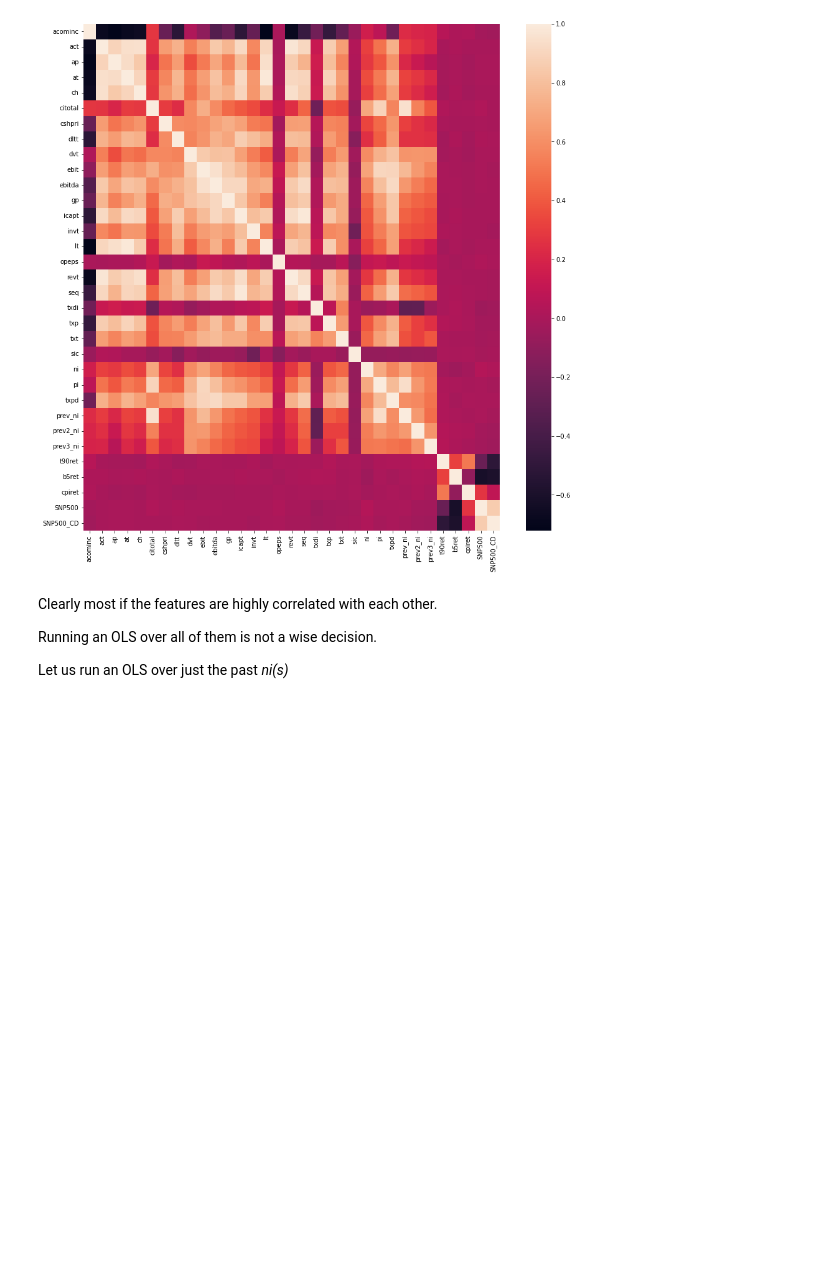
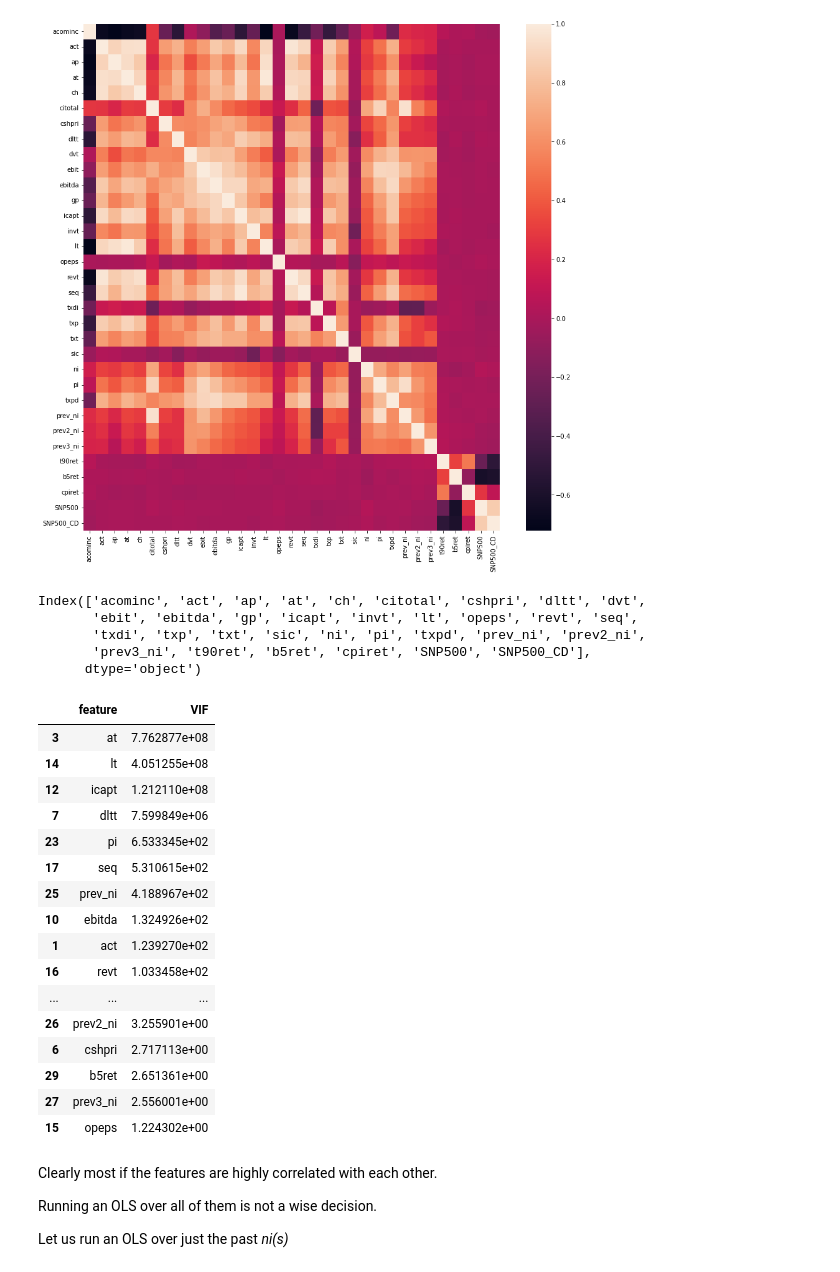
Before and after one commit to rohitashwachaks/fin-modelling, a Jupyter notebook: Assignment-1/earnings/modelling.ipynb, the cells around one changed output. Drawn from its saved outputs; the diff is of its cells as text; code cells hidden in the pictures; blank space fills up the shorter version.

```diff
--- a/Assignment-1/earnings/modelling.ipynb
+++ b/Assignment-1/earnings/modelling.ipynb
@@ -268,6 +268,47 @@ prev3_ni    0.513553
 txt         0.449260
 Name: ni, dtype: float64
 [figure]
+# %%
+data.columns
+# %% [output]
+Index(['acominc', 'act', 'ap', 'at', 'ch', 'citotal', 'cshpri', 'dltt', 'dvt',
+       'ebit', 'ebitda', 'gp', 'icapt', 'invt', 'lt', 'opeps', 'revt', 'seq',
+       'txdi', 'txp', 'txt', 'sic', 'ni', 'pi', 'txpd', 'prev_ni', 'prev2_ni',
+       'prev3_ni', 't90ret', 'b5ret', 'cpiret', 'SNP500', 'SNP500_CD'],
+      dtype='object')
+# %%
+## Multicollinearity Test
+
+from statsmodels.stats.outliers_influence import variance_inflation_factor
+vif_data = pd.DataFrame()
+
+data_temp = data[['acominc', 'act', 'ap', 'at', 'ch','citotal', 'cshpri', 'dltt', 'dvt', 'ebit', 'ebitda', 'gp', 'icapt','invt', 'lt', 'opeps', 'revt', 'seq', 'txdi', 'txp', 'txt', 'sic','ni','pi','txpd', 'prev_ni', 'prev2_ni',
+       'prev3_ni', 't90ret', 'b5ret', 'cpiret', 'SNP500', 'SNP500_CD']]
+vif_data["feature"] = data_temp.columns
+
+# calculating VIF for each feature
+vif_data["VIF"] = [variance_inflation_factor(data_temp.values, i)
+                          for i in range(len(data_temp.columns))]
+
+vif_data.sort_values(by='VIF',ascending=False)
+# %% [output]
+|  | feature | VIF |
+| 3 | at | 7.762877e+08 |
+| 14 | lt | 4.051255e+08 |
+| 12 | icapt | 1.212110e+08 |
+| 7 | dltt | 7.599849e+06 |
+| 23 | pi | 6.533345e+02 |
+| 17 | seq | 5.310615e+02 |
+| 25 | prev_ni | 4.188967e+02 |
+| 10 | ebitda | 1.324926e+02 |
+| 1 | act | 1.239270e+02 |
+| 16 | revt | 1.033458e+02 |
+| ... | ... | ... |
+| 26 | prev2_ni | 3.255901e+00 |
+| 6 | cshpri | 2.717113e+00 |
+| 29 | b5ret | 2.651361e+00 |
+| 27 | prev3_ni | 2.556001e+00 |
+| 15 | opeps | 1.224302e+00 |
 # %% [markdown]
 Clearly most if the features are highly correlated with each other.
 
```
Also changed, not shown: parts of 8 cells of this notebook, 2 other files.
